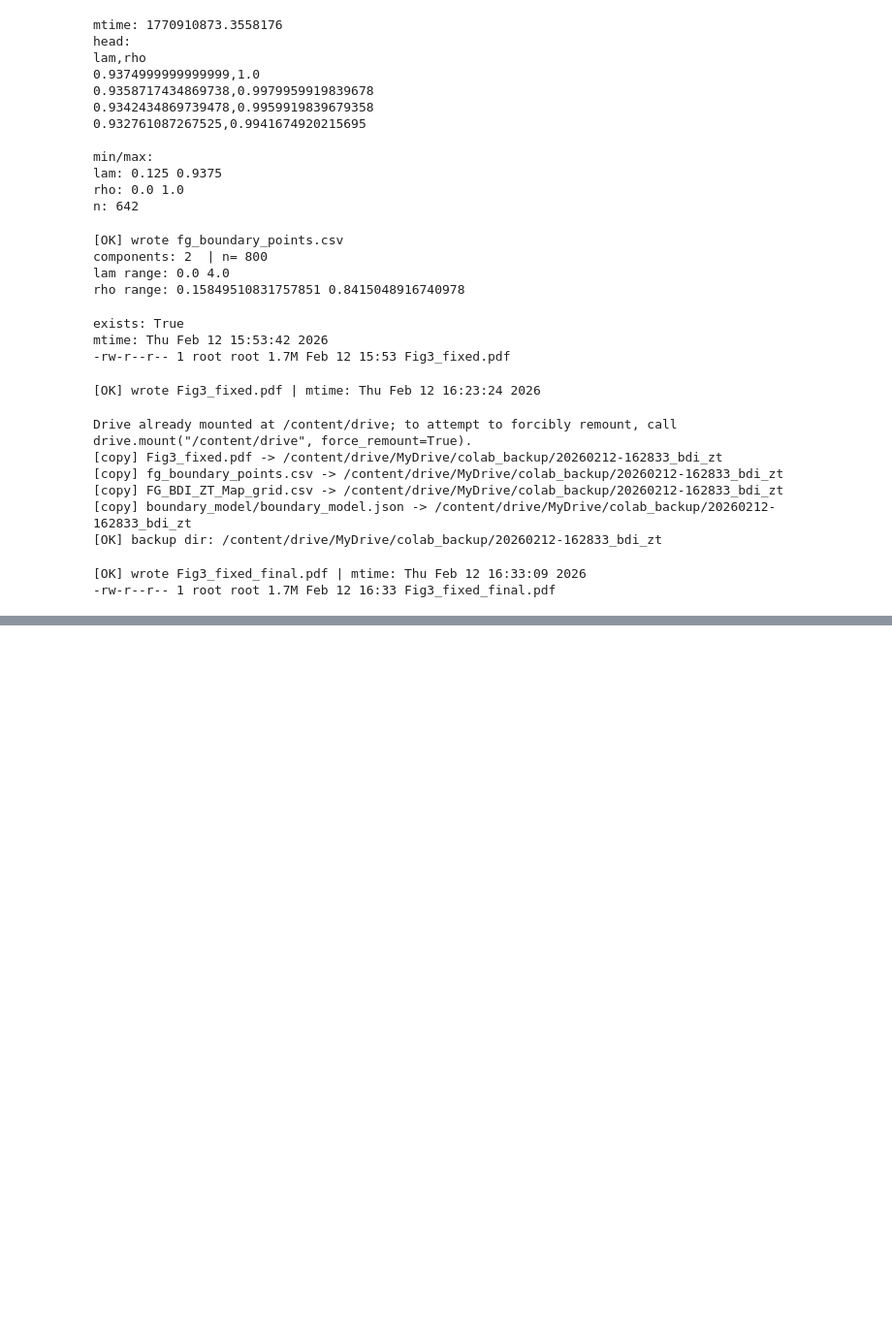
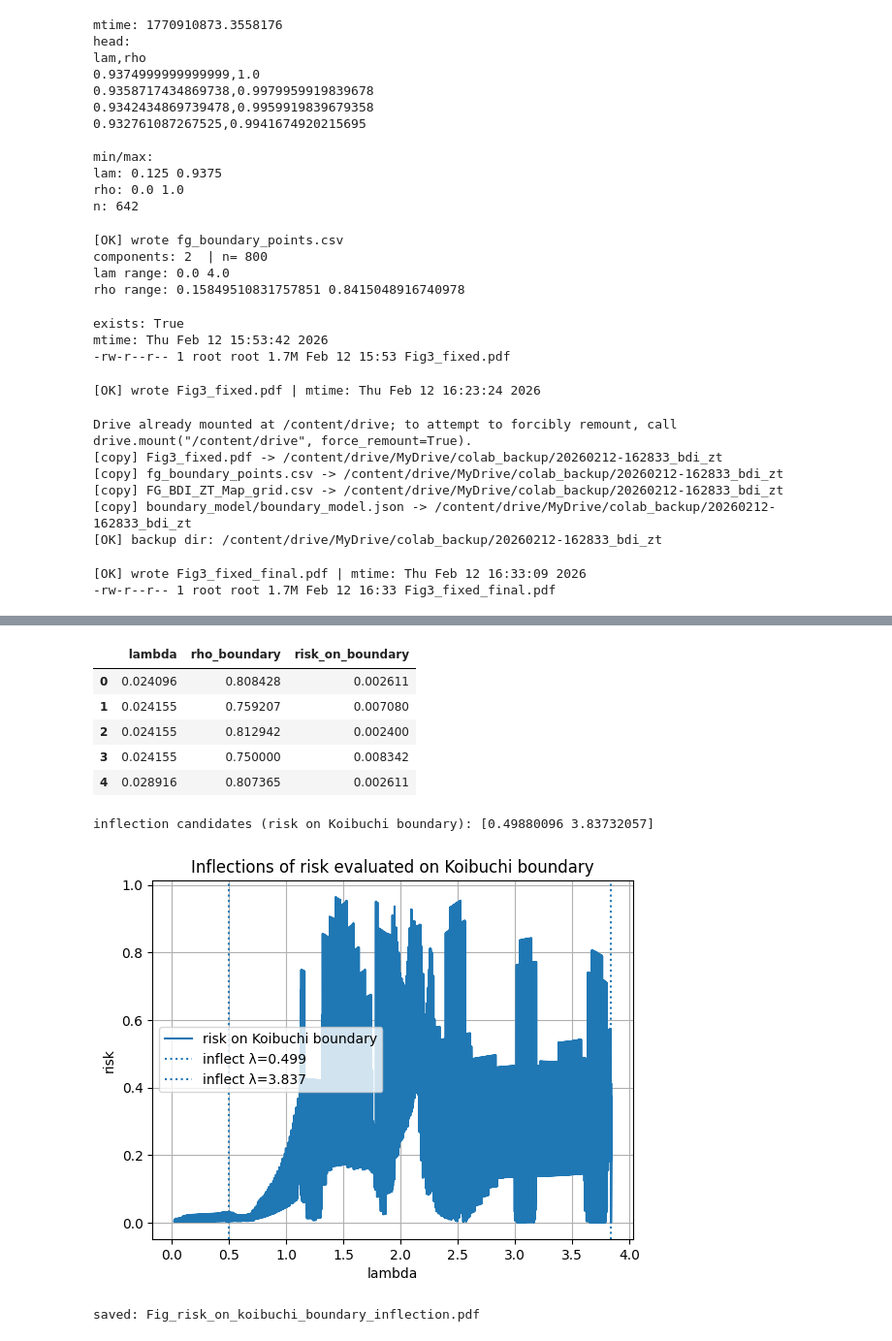
Before and after one commit to MacKumachin/Clifford-FBSM-SignalControl, a Jupyter notebook: Untitled53.ipynb, the cells around one changed output, grey strips where cells are left out. Shown at 97% size. Drawn from its saved outputs; the diff is of its cells as text; code cells hidden in the pictures; blank space fills up the shorter version.

```diff
--- a/Untitled53.ipynb
+++ b/Untitled53.ipynb
@@ -2342,0 +3596,73 @@ print("[OK] wrote", OUT_PDF, "| mtime:", time.ctime(os.path.getmtime(OUT_PDF)))
+# %%
+import numpy as np, pandas as pd, matplotlib.pyplot as plt
+
+GRID = pd.read_csv("FG_BDI_ZT_Map_grid.csv")          # (lambda,rho,risk) grid
+KB   = pd.read_csv("koibuchi_Fig11_digitized_boundary.csv")  # あなたの環境の実名に合わせて
+
+# 列推定
+def pick_col(cols, keys):
+    cl = [c.lower() for c in cols]
+    for k in keys:
+        for c,cc in zip(cols,cl):
+            if k in cc: return c
+    return None
+
+g_lam  = pick_col(GRID.columns, ["lambda","lam"])
+g_rho  = pick_col(GRID.columns, ["rho"])
+g_risk = pick_col(GRID.columns, ["risk"])
+
+k_lam  = pick_col(KB.columns, ["lambda","lam","x"])
+k_rho  = pick_col(KB.columns, ["rho","y"])
+
+G = GRID[[g_lam,g_rho,g_risk]].rename(columns={g_lam:"lambda", g_rho:"rho", g_risk:"risk"}).dropna()
+K = KB[[k_lam,k_rho]].rename(columns={k_lam:"lambda", k_rho:"rho"}).dropna().sort_values("lambda")
+
+# Koibuchiの境界（λ）点ごとに、gridから最も近い(λ,ρ)のriskを拾う（最近傍）
+# ※ gridが細かいならこれで十分。厳密にやるなら2D補間に拡張可
+def nearest_risk(lam, rho):
+    # λをまず近い範囲に絞って高速化
+    sub = G[np.abs(G["lambda"]-lam) < 0.03]  # 必要なら幅を調整
+    if len(sub)==0: sub = G
+    j = np.argmin((sub["lambda"]-lam).to_numpy()**2 + (sub["rho"]-rho).to_numpy()**2)
+    return float(sub.iloc[j]["risk"])
+
+R = []
+for lam, rho in K[["lambda","rho"]].to_numpy():
+    R.append([lam, rho, nearest_risk(lam, rho)])
+
+R = pd.DataFrame(R, columns=["lambda","rho_boundary","risk_on_boundary"]).sort_values("lambda").reset_index(drop=True)
+R.to_csv("risk_on_koibuchi_boundary.csv", index=False)
+display(R.head())
+
+# 変曲点検出（簡易：2階差分の符号反転）
+x = R["lambda"].to_numpy(float)
+y = R["risk_on_boundary"].to_numpy(float)
+d1 = np.gradient(y, x)
+d2 = np.gradient(d1, x)
+sgn = np.sign(d2)
+cross = np.where(sgn[:-1]*sgn[1:] < 0)[0]
+inflect = x[cross]
+print("inflection candidates (risk on Koibuchi boundary):", inflect)
+
+# 図（論文用PDF）
+pdf = "Fig_risk_on_koibuchi_boundary_inflection.pdf"
+plt.figure()
+plt.plot(x, y, label="risk on Koibuchi boundary")
+for lam0 in inflect:
+    plt.axvline(lam0, linestyle=":", label=f"inflect λ={lam0:.3f}")
+plt.xlabel("lambda"); plt.ylabel("risk")
+plt.title("Inflections of risk evaluated on Koibuchi boundary")
+plt.grid(True); plt.legend()
+plt.savefig(pdf, bbox_inches="tight")
+plt.show()
+print("saved:", pdf)
+# %% [output]
+|  | lambda | rho_boundary | risk_on_boundary |
+| 0 | 0.024096 | 0.808428 | 0.002611 |
+| 1 | 0.024155 | 0.759207 | 0.007080 |
+| 2 | 0.024155 | 0.812942 | 0.002400 |
+| 3 | 0.024155 | 0.750000 | 0.008342 |
+| 4 | 0.028916 | 0.807365 | 0.002611 |
+inflection candidates (risk on Koibuchi boundary): [0.49880096 3.83732057]
+[figure, added]
+saved: Fig_risk_on_koibuchi_boundary_inflection.pdf
```
Also changed, not shown: parts of 15 cells of this notebook.
